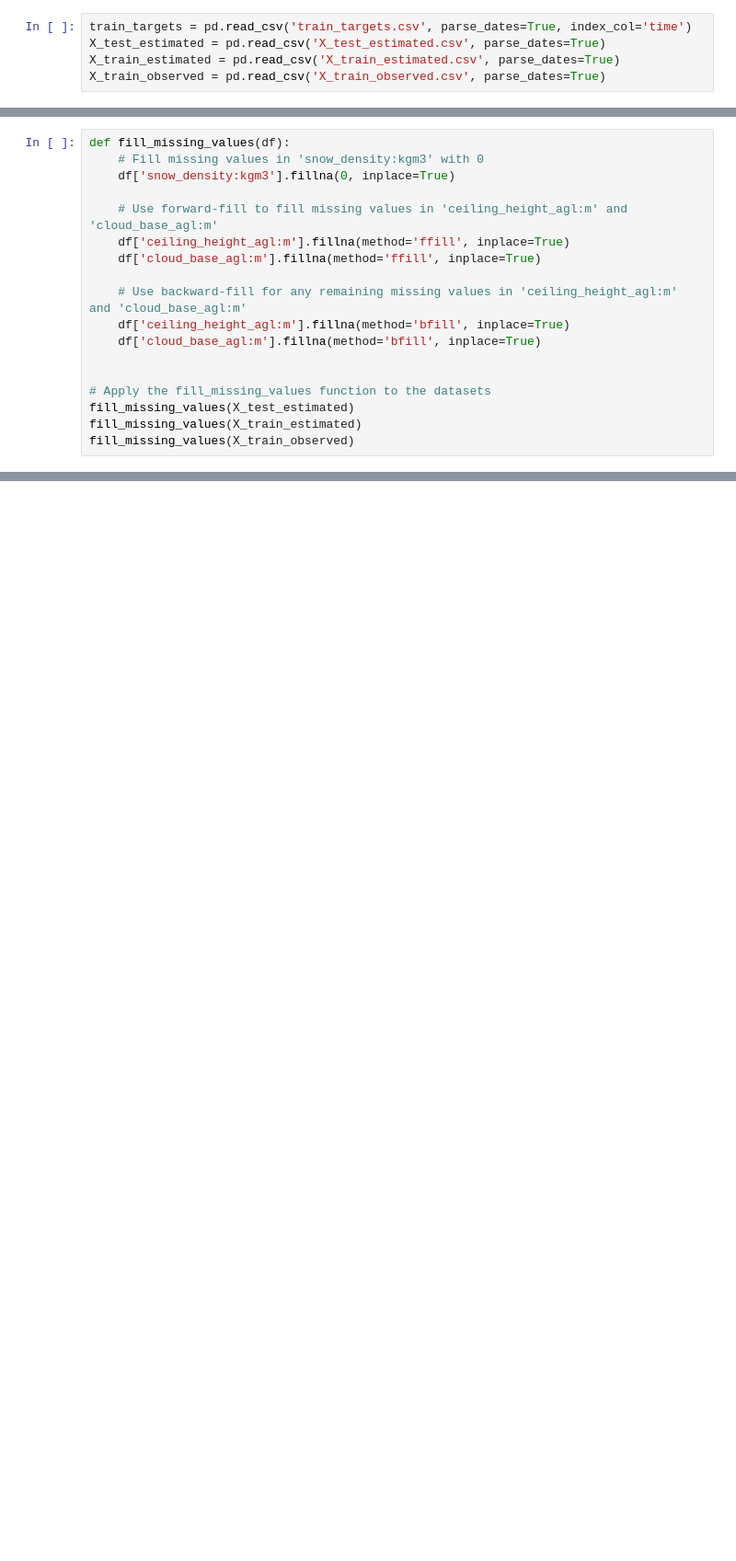
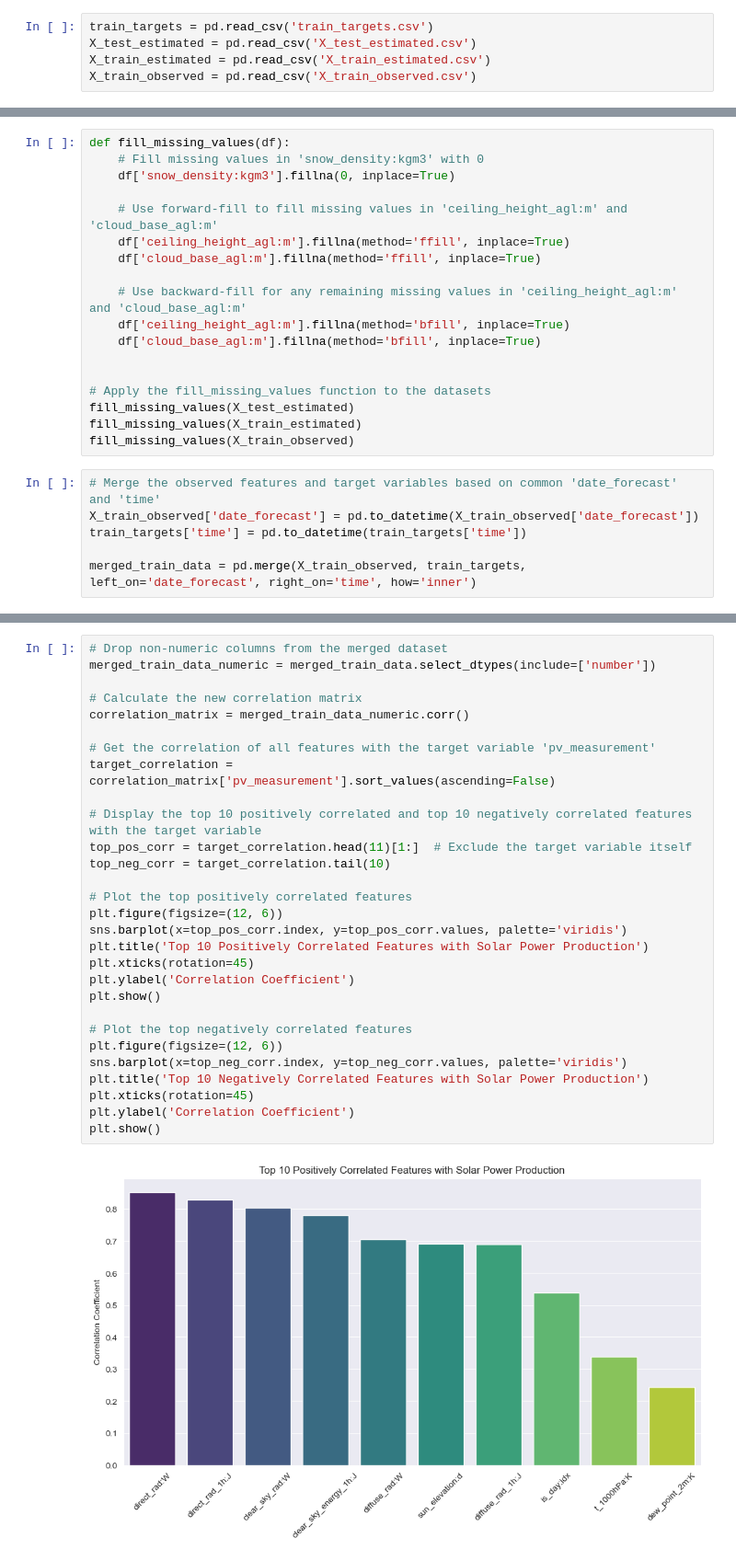
Before and after one commit to Markuski2023/MLGroupProject, a Jupyter notebook: src/EDA.ipynb, the cells around one changed output, grey strips where cells are left out. Shown at 92% size. Saved outputs shown, nothing was run; the diff lists cells and outputs as text; blank space fills up the shorter version.

```diff
--- a/src/EDA.ipynb
+++ b/src/EDA.ipynb
@@ -10,8 +10,8 @@ import os
 # %%
-train_targets = pd.read_csv('train_targets.csv', parse_dates=True, index_col='time')
-X_test_estimated = pd.read_csv('X_test_estimated.csv', parse_dates=True)
-X_train_estimated = pd.read_csv('X_train_estimated.csv', parse_dates=True)
-X_train_observed = pd.read_csv('X_train_observed.csv', parse_dates=True)
+train_targets = pd.read_csv('train_targets.csv')
+X_test_estimated = pd.read_csv('X_test_estimated.csv')
+X_train_estimated = pd.read_csv('X_train_estimated.csv')
+X_train_observed = pd.read_csv('X_train_observed.csv')
 # %%
 # Define a function to filter rows where date_forecast is not a whole hour
 def filter_whole_hour_rows(df, date_forecast_col='date_forecast'):
@@ -108,3 +109,9 @@ def fill_missing_values(df):
 fill_missing_values(X_test_estimated)
 fill_missing_values(X_train_estimated)
 fill_missing_values(X_train_observed)
+# %%
+# Merge the observed features and target variables based on common 'date_forecast' and 'time'
+X_train_observed['date_forecast'] = pd.to_datetime(X_train_observed['date_forecast'])
+train_targets['time'] = pd.to_datetime(train_targets['time'])
+
+merged_train_data = pd.merge(X_train_observed, train_targets, left_on='date_forecast', right_on='time', how='inner')
@@ -110,0 +180,31 @@ fill_missing_values(X_train_observed)
+# %%
+# Drop non-numeric columns from the merged dataset
+merged_train_data_numeric = merged_train_data.select_dtypes(include=['number'])
+
+# Calculate the new correlation matrix
+correlation_matrix = merged_train_data_numeric.corr()
+
+# Get the correlation of all features with the target variable 'pv_measurement'
+target_correlation = correlation_matrix['pv_measurement'].sort_values(ascending=False)
+
+# Display the top 10 positively correlated and top 10 negatively correlated features with the target variable
+top_pos_corr = target_correlation.head(11)[1:]  # Exclude the target variable itself
+top_neg_corr = target_correlation.tail(10)
+
+# Plot the top positively correlated features
+plt.figure(figsize=(12, 6))
+sns.barplot(x=top_pos_corr.index, y=top_pos_corr.values, palette='viridis')
+plt.title('Top 10 Positively Correlated Features with Solar Power Production')
+plt.xticks(rotation=45)
+plt.ylabel('Correlation Coefficient')
+plt.show()
+
+# Plot the top negatively correlated features
+plt.figure(figsize=(12, 6))
+sns.barplot(x=top_neg_corr.index, y=top_neg_corr.values, palette='viridis')
+plt.title('Top 10 Negatively Correlated Features with Solar Power Production')
+plt.xticks(rotation=45)
+plt.ylabel('Correlation Coefficient')
+plt.show()
+# %% [output]
+[figure, added]
```
Also changed, not shown: parts of 13 cells of this notebook, 1 other file.
